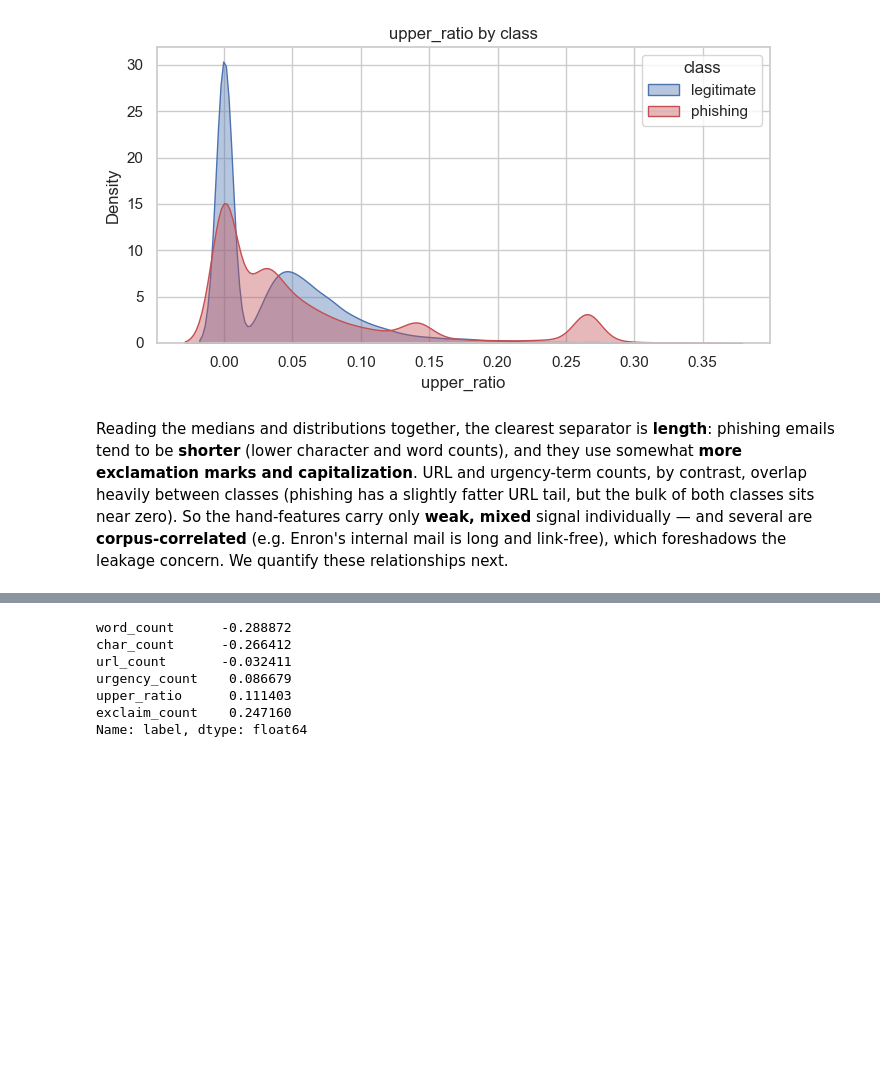
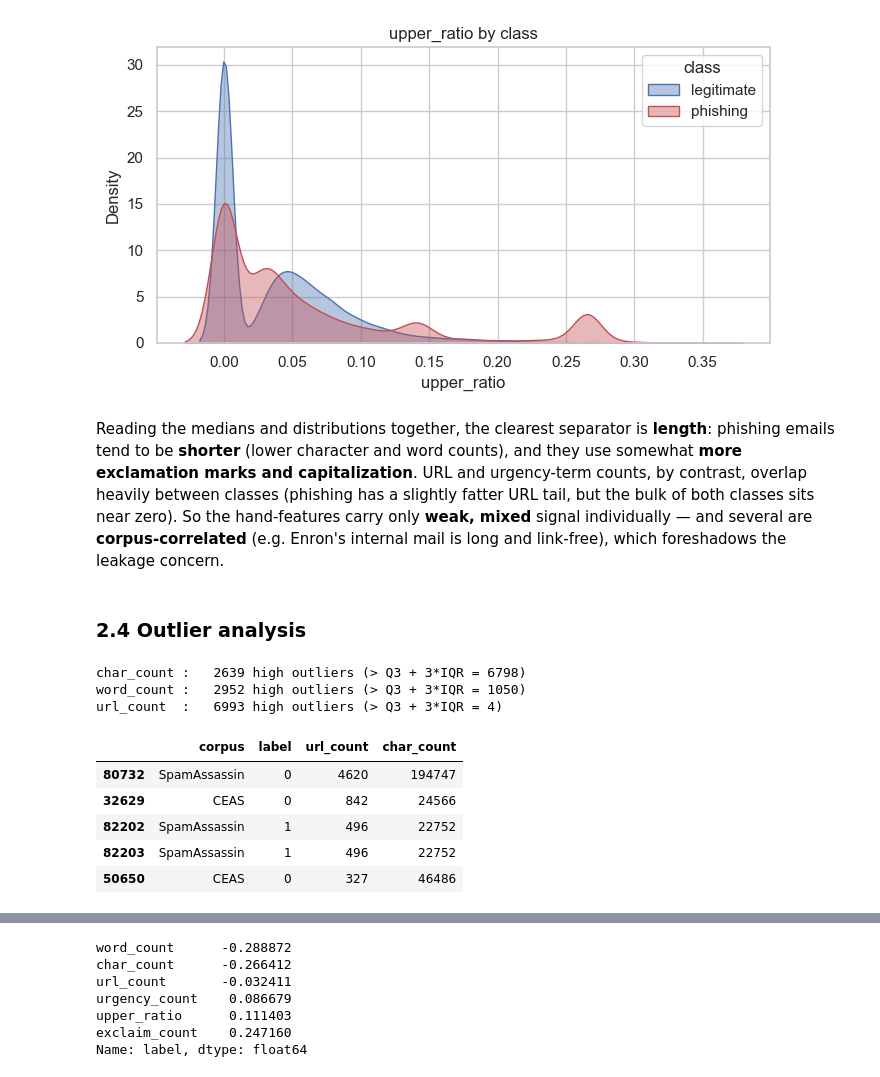
Before and after one commit to Imreec/phishing-detection-ds-cyber, a Jupyter notebook: notebooks/phishing_critique.ipynb, the cells around one changed output, grey strips where cells are left out. Drawn from its saved outputs; the diff is of its cells as text; code cells hidden in the pictures; blank space fills up the shorter version.

Commit message:
feat: add outlier analysis, correlation advantages/limitations, and encoding rationale to EDA

```diff
--- a/notebooks/phishing_critique.ipynb
+++ b/notebooks/phishing_critique.ipynb
@@ -263,4 +263,26 @@ somewhat **more exclamation marks and capitalization**. URL and urgency-term cou
 contrast, overlap heavily between classes (phishing has a slightly fatter URL tail, but the
 bulk of both classes sits near zero). So the hand-features carry only **weak, mixed** signal
 individually — and several are **corpus-correlated** (e.g. Enron's internal mail is long and
-link-free), which foreshadows the leakage concern. We quantify these relationships next.
+link-free), which foreshadows the leakage concern.
+# %% [markdown]
+### 2.4 Outlier analysis
+# %%
+# IQR-based high-outlier counts for the count features (k=3, the course's common cutoff).
+for col in ["char_count", "word_count", "url_count"]:
+    q1, q3 = stats[col].quantile([0.25, 0.75])
+    upper = q3 + 3 * (q3 - q1)
+    n_out = int((stats[col] > upper).sum())
+    print(f"{col:11s}: {n_out:6d} high outliers (> Q3 + 3*IQR = {upper:.0f})")
+
+# The most extreme emails by URL count, with their corpus and label.
+display(stats.nlargest(5, "url_count")[[config.CORPUS_COL, config.LABEL_COL, "url_count", "char_count"]])
+# %% [output]
+char_count :   2639 high outliers (> Q3 + 3*IQR = 6798)
+word_count :   2952 high outliers (> Q3 + 3*IQR = 1050)
+url_count  :   6993 high outliers (> Q3 + 3*IQR = 4)
+|  | corpus | label | url_count | char_count |
+| 80732 | SpamAssassin | 0 | 4620 | 194747 |
+| 32629 | CEAS | 0 | 842 | 24566 |
+| 82202 | SpamAssassin | 1 | 496 | 22752 |
+| 82203 | SpamAssassin | 1 | 496 | 22752 |
+| 50650 | CEAS | 0 | 327 | 46486 |
```
Also changed, not shown: parts of 7 cells of this notebook.
